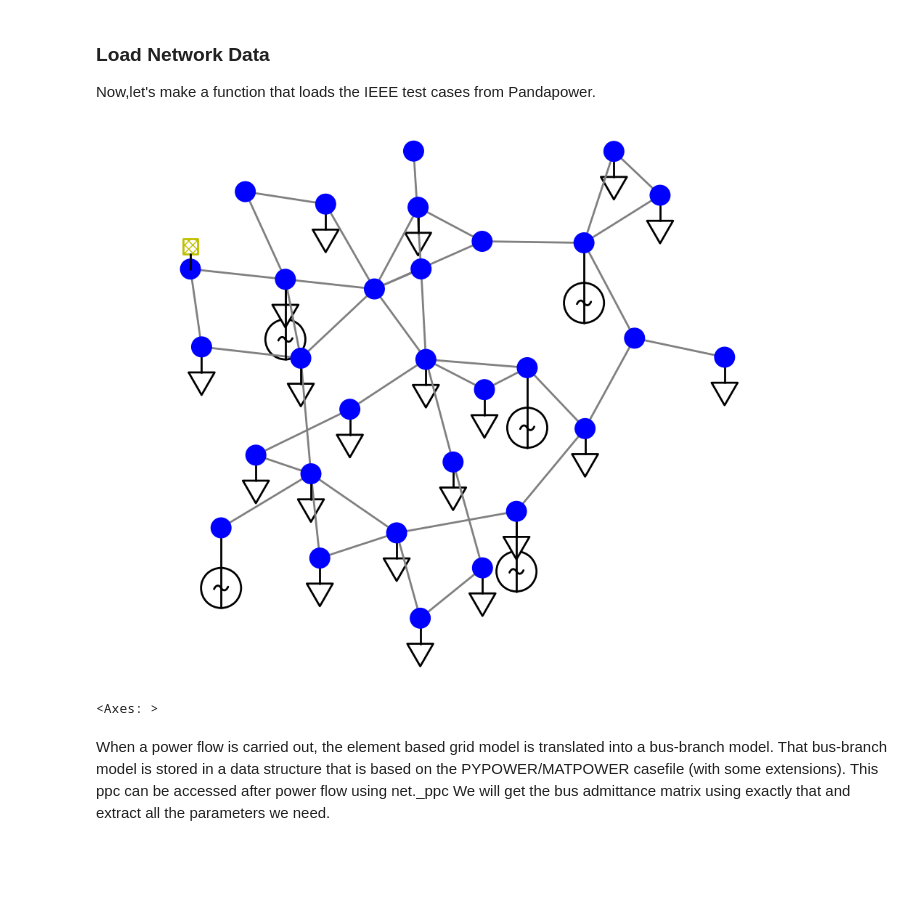
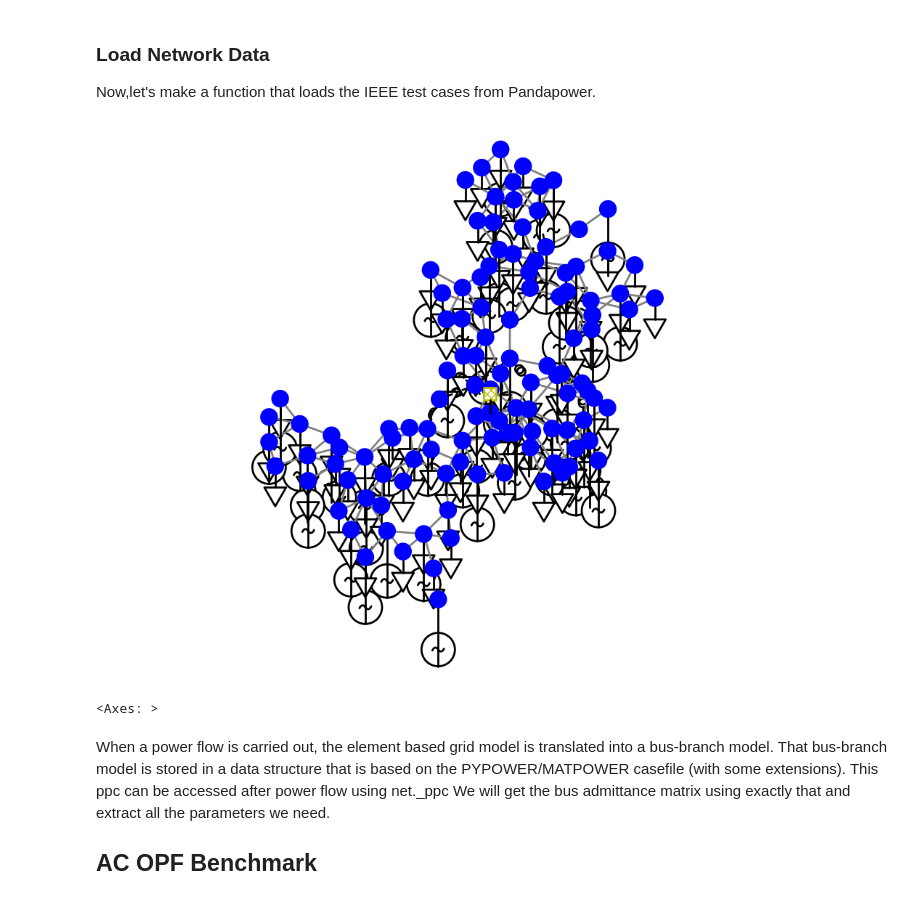
Before and after one commit to maxwang1499/SDP_OPF, a Jupyter notebook: Optimization_3.ipynb, the cells around one changed output. Drawn from its saved outputs; the diff is of its cells as text; code cells hidden in the pictures; blank space fills up the shorter version.

```diff
--- a/Optimization_3.ipynb
+++ b/Optimization_3.ipynb
@@ -22,32 +22,32 @@ Now,let's make a function that loads the IEEE test cases from Pandapower.
 # %%
 # Select IEEE test case
 def load_network(case):
     if case == 5:
         return nw.case5()
     if case == 14:
         return nw.case14()
     elif case == 30:
         return nw.case30()
     elif case == 57:
         return nw.case57()
     elif case == 118:
         return nw.case118()
     elif case == 300:
         return nw.case300()
     elif case == 'GB':
         return nw.GBnetwork()
     else:
         raise ValueError("Unsupported test case")
 
 # Load the chosen IEEE test case
-case_number = 30 # Change to 30, 57, or 118 for larger cases
+case_number = 118 # Change to 30, 57, or 118 for larger cases
 net = load_network(case_number)
-
-pp.runpp(net)  # Run power flow to initialize values
 plot.simple_plot(net, show_plot=True, plot_loads=True, plot_gens=True, gen_size =4, load_size=3, line_width=2, bus_size=2)
 # %% [output]
-[figure, old version]
+[figure, new version]
 <Axes: >
 # %% [markdown]
 When a power flow is carried out, the element based grid model is translated into a bus-branch model. That bus-branch model is stored in a data structure that is based on the PYPOWER/MATPOWER casefile (with some extensions). This ppc can be accessed after power flow using net._ppc
 We will get the bus admittance matrix using exactly that and extract all the parameters we need.
+
+## AC OPF Benchmark
```
Also changed, not shown: parts of 23 cells of this notebook.
